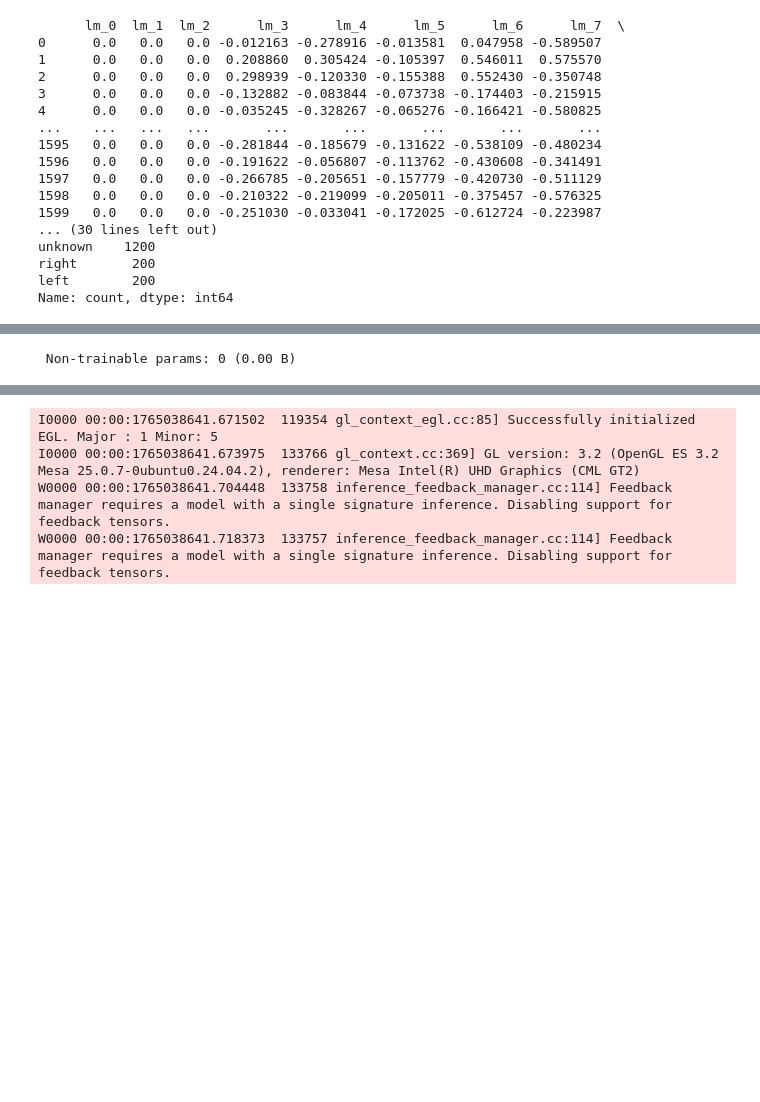
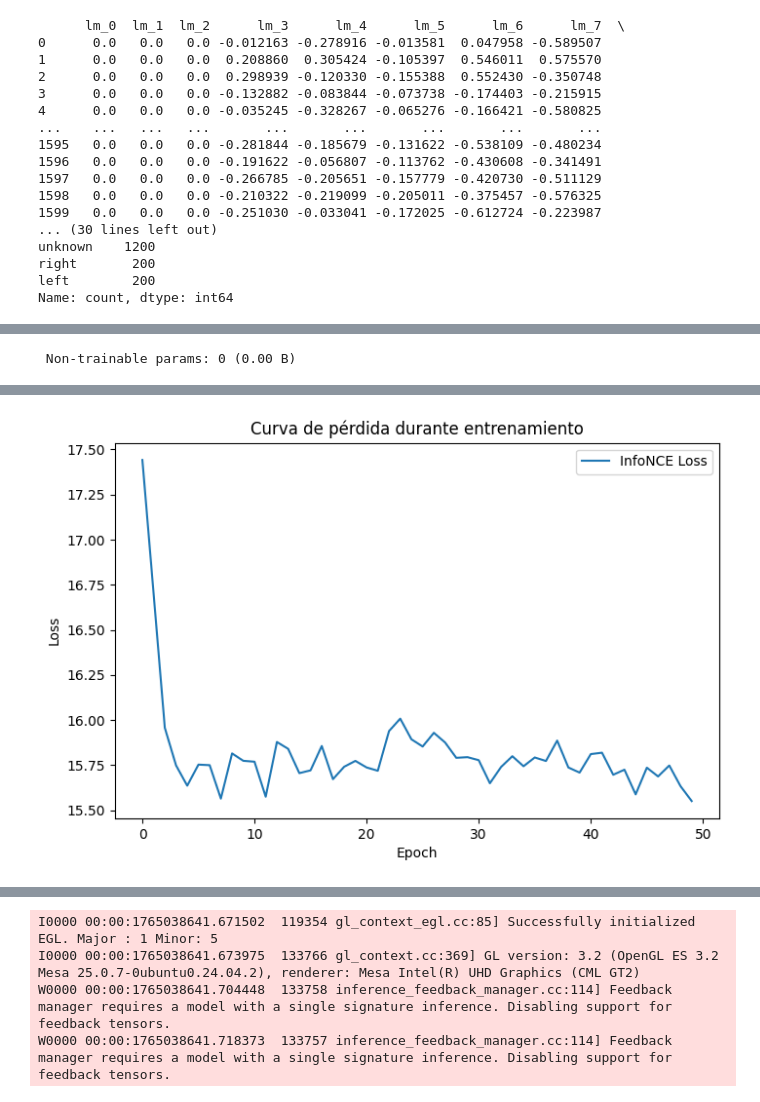
Before and after one commit to LuisGrigore/GestureDetector, a Jupyter notebook: Untitled.ipynb, the cells around one changed output, grey strips where cells are left out. Saved outputs shown, nothing was run; the diff lists cells and outputs as text; code cells hidden in the pictures; blank space fills up the shorter version.

```diff
--- a/Untitled.ipynb
+++ b/Untitled.ipynb
@@ -701,119 +814,120 @@ import numpy as np
 import tensorflow as tf
 from tensorflow.keras import layers, models
 from sklearn.model_selection import train_test_split
+import matplotlib.pyplot as plt
 
-
-# Separar features y labels
+# -----------------------------
+# Cargar y preparar dataset
+# -----------------------------
 X = df[[f"lm_{i}" for i in range(63)]].values
 y_raw = df['label'].values
-
-# Mapear labels conocidas y unknown
 label_map = {'left':0, 'right':1, 'unknown':2}
 y = np.array([label_map[label] for label in y_raw])
 
-# Dividir en train/test
 X_train, X_test, y_train, y_test = train_test_split(
     X, y, test_size=0.2, random_state=42, stratify=y
 )
 
-# Filtrar solo clases conocidas para entrenamiento
+# -----------------------------
+# Separar datos conocidos y unknowns
+# -----------------------------
 known_mask = y_train != 2
+unknown_mask = y_train == 2
 X_train_known = X_train[known_mask]
 y_train_known = y_train[known_mask]
+X_train_unknown = X_train[unknown_mask]
 
 # -----------------------------
 # Modelo de embeddings
 # -----------------------------
 input_dim = X_train.shape[1]
-embedding_dim = 32
+embedding_dim = 64  # aumentar embedding para mayor capacidad
 
 inputs = tf.keras.Input(shape=(input_dim,))
-x = layers.Dense(128, activation='relu')(inputs)
-x = layers.Dense(64, activation='relu')(x)
+x = layers.Dense(256, activation='relu')(inputs)
+x = layers.Dense(128, activation='relu')(x)
 embeddings = layers.Dense(embedding_dim)(x)
-# Normalización L2 usando Lambda layer
 embeddings = layers.Lambda(lambda x: tf.math.l2_normalize(x, axis=1))(embeddings)
 
 embedding_model = models.Model(inputs, embeddings)
 embedding_model.summary()
 
 # -----------------------------
-# Implementación manual de InfoNCE Loss
+# InfoNCE Loss manual incluyendo unknowns como negativos
 # -----------------------------
-def info_nce_loss(labels, embeddings, temperature=0.1):
+def info_nce_loss_with_unknowns(labels, embeddings, unknown_embeddings, temperature=0.1):
     """
     labels: (batch_size,) enteros de clases conocidas
-    embeddings: (batch_size, embedding_dim), normalizados L2
+    embeddings: embeddings de batch conocidos
+    unknown_embeddings: embeddings de unknowns que se usarán como negativos
     """
-    similarity_matrix = tf.matmul(embeddings, embeddings, transpose_b=True)
-    similarity_matrix = similarity_matrix / temperature
-
-    labels = tf.reshape(labels, [-1, 1])
+    # Matriz de similitud conocidos vs conocidos
+    sim_matrix = tf.matmul(embeddings, embeddings, transpose_b=True) / temperature
+    labels = tf.reshape(labels, [-1,1])
     mask = tf.cast(tf.equal(labels, tf.transpose(labels)), tf.float32)
     logits_mask = 1.0 - tf.eye(tf.shape(labels)[0])
     mask = mask * logits_mask
 
-    exp_sim = tf.exp(similarity_matrix) * logits_mask
-    log_prob = similarity_matrix - tf.math.log(tf.reduce_sum(exp_sim, axis=1, keepdims=True) + 1e-9)
+    exp_sim = tf.exp(sim_matrix) * logits_mask
+    log_prob = sim_matrix - tf.math.log(tf.reduce_sum(exp_sim, axis=1, keepdims=True) + 1e-9)
 
     mean_log_prob_pos = tf.reduce_sum(mask * log_prob, axis=1) / (tf.reduce_sum(mask, axis=1) + 1e-9)
+
+    # Penalizar similitud con unknowns (como negativos)
+    if unknown_embeddings is not None and unknown_embeddings.shape[0] > 0:
+        sim_unknown = tf.matmul(embeddings, unknown_embeddings, transpose_b=True) / temperature
+        neg_log_prob = tf.math.log(tf.reduce_sum(tf.exp(sim_unknown), axis=1) + 1e-9)
+        mean_log_prob_pos -= neg_log_prob  # alejar de unknowns
+
     loss = -tf.reduce_mean(mean_log_prob_pos)
     return loss
 
 # -----------------------------
 # Entrenamiento manual
 # -----------------------------
-optimizer = tf.keras.optimizers.Adam(learning_rate=1e-3)
+optimizer = tf.keras.optimizers.Adam(1e-3)
 batch_size = 64
-num_batches = int(np.ceil(len(X_train_known) / batch_size))
+num_batches = int(np.ceil(len(X_train_known)/batch_size))
 epochs = 50
+loss_history = []
 
 for epoch in range(epochs):
-    # Mezclar datos
     idx = np.random.permutation(len(X_train_known))
     X_train_shuffled = X_train_known[idx]
     y_train_shuffled = y_train_known[idx]
 
     epoch_loss = 0.0
     for i in range(num_batches):
-        start = i * batch_size
-        end = min((i + 1) * batch_size, len(X_train_known))
+        start = i*batch_size
+        end = min((i+1)*batch_size, len(X_train_known))
         x_batch = X_train_shuffled[start:end]
         y_batch = y_train_shuffled[start:end]
 
+        # Seleccionar algunos unknowns al azar como negativos
+        unknown_idx = np.random.choice(len(X_train_unknown), size=min(batch_size, len(X_train_unknown)), replace=False)
+        x_unknown_batch = X_train_unknown[unknown_idx]
+        unknown_emb = embedding_model(x_unknown_batch, training=False)
+
         with tf.GradientTape() as tape:
             emb = embedding_model(x_batch, training=True)
-            loss = info_nce_loss(y_batch, emb, temperature=0.1)
+            loss = info_nce_loss_with_unknowns(y_batch, emb, unknown_emb)
         grads = tape.gradient(loss, embedding_model.trainable_variables)
         optimizer.apply_gradients(zip(grads, embedding_model.trainable_variables))
         epoch_loss += loss.numpy() * len(x_batch)
+
     epoch_loss /= len(X_train_known)
+    loss_history.append(epoch_loss)
     print(f"Epoch {epoch+1}/{epochs}, Loss: {epoch_loss:.4f}")
 
 # -----------------------------
-# Calcular centroides de gestos conocidos
+# Gráfica de pérdida
 # -----------------------------
-emb_train = embedding_model.predict(X_train_known, verbose=0)
-centroid_left = np.mean(emb_train[y_train_known==0], axis=0)
-centroid_right = np.mean(emb_train[y_train_known==1], axis=0)
-
-# -----------------------------
-# Clasificación de nuevos gestos con umbral
-# -----------------------------
-def classify_gesture(x, threshold=0.8):
-    emb = embedding_model.predict(x[np.newaxis, :], verbose=0)[0]
-    sim_left = np.dot(emb, centroid_left)
-    sim_right = np.dot(emb, centroid_right)
-    if max(sim_left, sim_right) < threshold:
-        return 'unknown'
-    return 'left' if sim_left > sim_right else 'right'
-
-# -----------------------------
-# Evaluación rápida
-# -----------------------------
-y_pred = [classify_gesture(x) for x in X_test]
-y_test_labels = [list(label_map.keys())[list(label_map.values()).index(y_val)] for y_val in y_test]
-
-accuracy = np.mean([pred==true for pred, true in zip(y_pred, y_test_labels)])
-print("Accuracy:", accuracy)
+plt.figure(figsize=(8,5))
+plt.plot(loss_history, label="InfoNCE Loss")
+plt.xlabel("Epoch")
+plt.ylabel("Loss")
+plt.title("Curva de pérdida durante entrenamiento")
+plt.legend()
+plt.show()
+embedding_model.save("hand_gesture_embedding_model_with_unknowns_good.keras")
 # %% [output]
@@ -853,0 +968 @@ Accuracy: 0.353125
+[figure, added]
```
Also changed, not shown: parts of 3 cells of this notebook, 2 other files.
